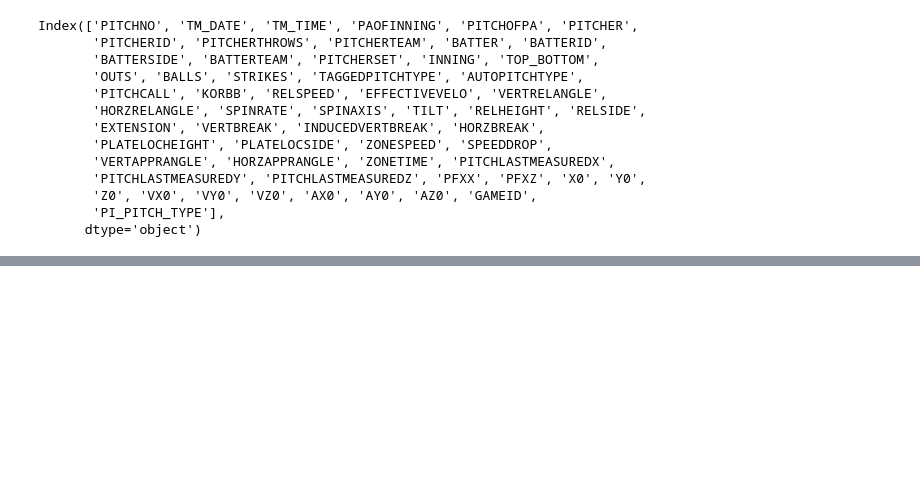
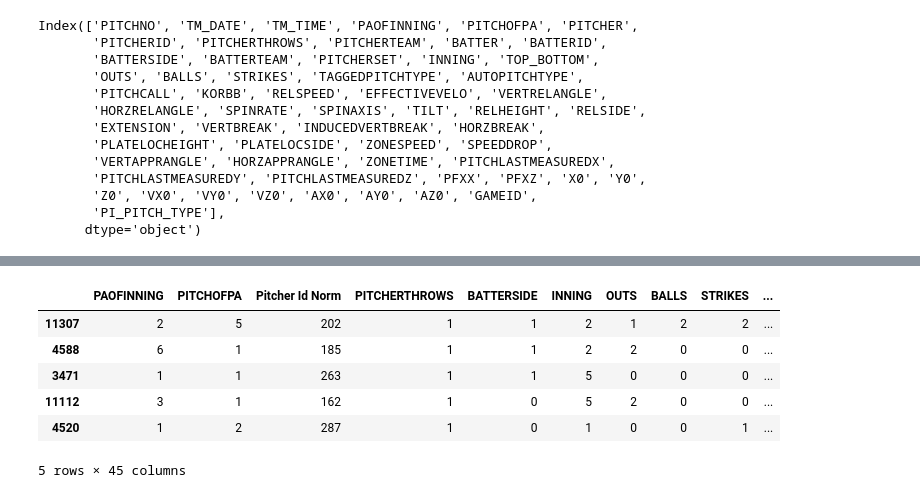
Before and after one commit to jelandes19/LSTMsAndInterpretability, a Jupyter notebook: PitchPredictor.ipynb, the cells around one changed output, grey strips where cells are left out. Saved outputs shown, nothing was run; the diff lists cells and outputs as text; code cells hidden in the pictures; blank space fills up the shorter version.

```diff
--- a/PitchPredictor.ipynb
+++ b/PitchPredictor.ipynb
@@ -154,0 +203,14 @@ next_pitch
+# %%
+predictions = clf.predict(X)
+# %%
+train['predictions'] = predictions
+# %%
+train.loc[train['predictions'] != 3.0].head()
+# %% [output]
+|  | PAOFINNING | PITCHOFPA | Pitcher Id Norm | PITCHERTHROWS | BATTERSIDE | INNING | OUTS | BALLS | STRIKES | ... |
+| 11307 | 2 | 5 | 202 | 1 | 1 | 2 | 1 | 2 | 2 | ... |
+| 4588 | 6 | 1 | 185 | 1 | 1 | 2 | 2 | 0 | 0 | ... |
+| 3471 | 1 | 1 | 263 | 1 | 1 | 5 | 0 | 0 | 0 | ... |
+| 11112 | 3 | 1 | 162 | 1 | 0 | 5 | 2 | 0 | 0 | ... |
+| 4520 | 1 | 2 | 287 | 1 | 0 | 1 | 0 | 0 | 1 | ... |
+5 rows × 45 columns
```
Also changed, not shown: parts of 16 cells of this notebook, 1 other file.
